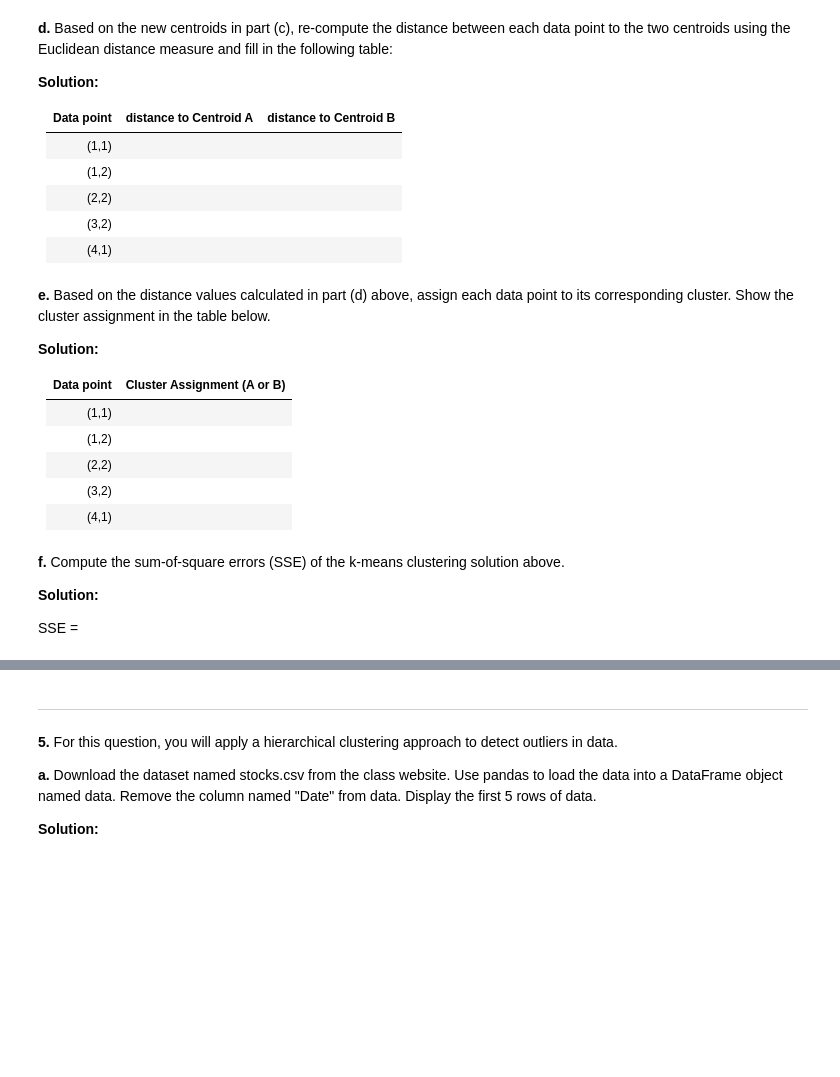
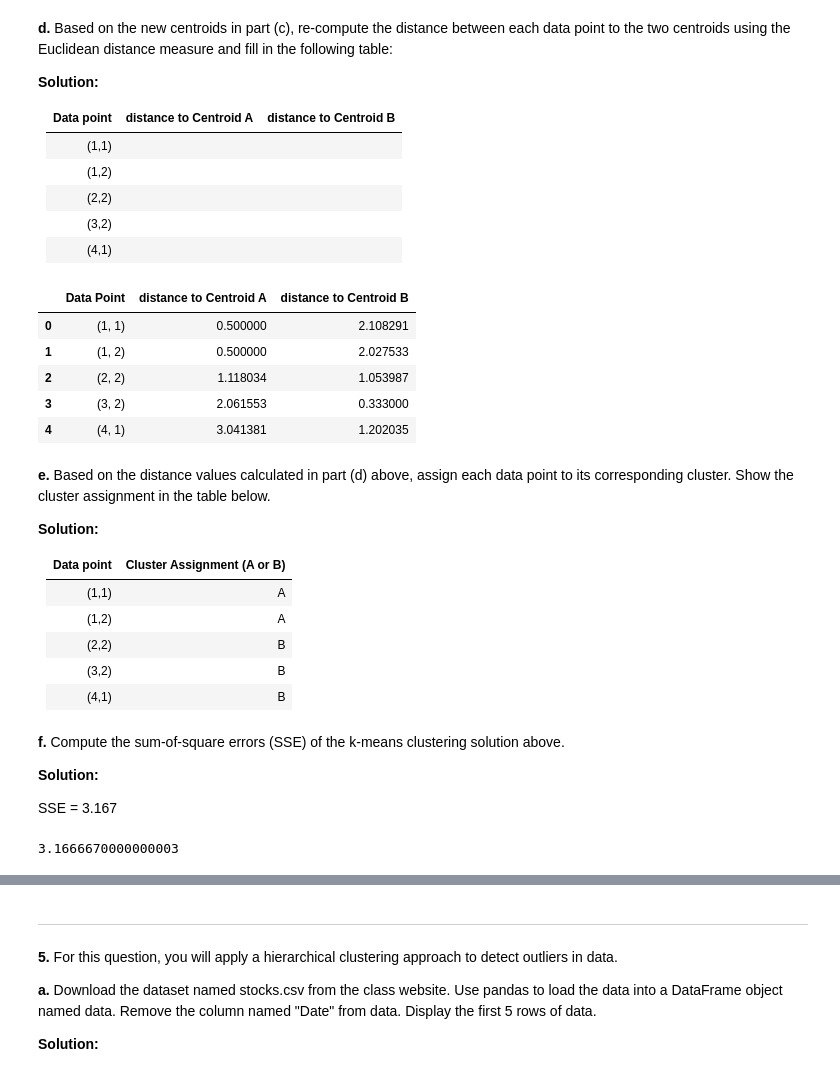
Before and after one commit to nicwigs/482, a Jupyter notebook: hw/03/hw3.ipynb, the cells around one changed output, grey strips where cells are left out. Saved outputs shown, nothing was run; the diff lists cells and outputs as text; code cells hidden in the pictures; blank space fills up the shorter version.

```diff
--- a/hw/03/hw3.ipynb
+++ b/hw/03/hw3.ipynb
@@ -137,6 +233,25 @@ Your goal is to apply kmeans clustering on the data to obtain two clusters, A an
 | (2,2)      |                  |
 | (3,2)      |                  |
 | (4,1)      |                  |
+# %%
+d = [(1,1),(1,2),(2,2),(3,2),(4,1)]
+A = np.array([1,1.5])
+B = np.array([3,1.667])
+
+k = pd.DataFrame(columns = ['Data Point', 'distance to Centroid A', 'distance to Centroid B'])
+k['Data Point'] = d
+
+k['distance to Centroid A'] = k.apply(lambda x : np.linalg.norm(np.array(x['Data Point'])-A), axis =1)
+k['distance to Centroid B'] = k.apply(lambda x : np.linalg.norm(np.array(x['Data Point'])-B), axis =1)
+
+k
+# %% [output]
+|  | Data Point | distance to Centroid A | distance to Centroid B |
+| 0 | (1, 1) | 0.500000 | 2.108291 |
+| 1 | (1, 2) | 0.500000 | 2.027533 |
+| 2 | (2, 2) | 1.118034 | 1.053987 |
+| 3 | (3, 2) | 2.061553 | 0.333000 |
+| 4 | (4, 1) | 3.041381 | 1.202035 |
 # %% [markdown]
 **e.** Based on the distance values calculated in part (d) above, assign each data point to its corresponding cluster. Show the cluster assignment in the table below.
 
@@ -144,17 +259,35 @@ Your goal is to apply kmeans clustering on the data to obtain two clusters, A an
 
 | Data point | Cluster Assignment (A or B)
 |:-----------|:---------------------------
-| (1,1)      |
-| (1,2)      |
-| (2,2)      |
-| (3,2)      |
-| (4,1)      |
+| (1,1)      |   A
+| (1,2)      |   A
+| (2,2)      |   B
+| (3,2)      |   B
+| (4,1)      |   B
 # %% [markdown]
 **f.** Compute the sum-of-square errors (SSE) of the k-means clustering solution above.
 
 **Solution:**
 
-SSE =
+SSE = 3.167
+# %%
+def sse(point,cluster):
+    s = 0
+    for p,c in zip(point,cluster):
+        s += (p-c)**2
+    return s
+
+d = [(1,1),(1,2),(2,2),(3,2),(4,1)]
+A = (1,1.5)
+B = (3,1.667)
+c = [A,A,B,B,B]
+s = 0
+
+for i in range(len(d)):
+    s += sse(d[i],c[i])
+s
+# %% [output]
+3.1666670000000003
 # %% [markdown]
 **4.** Consider the following distance function between 4 data points (A, B, C, and D).
 
```
Also changed, not shown: parts of 25 cells of this notebook.
